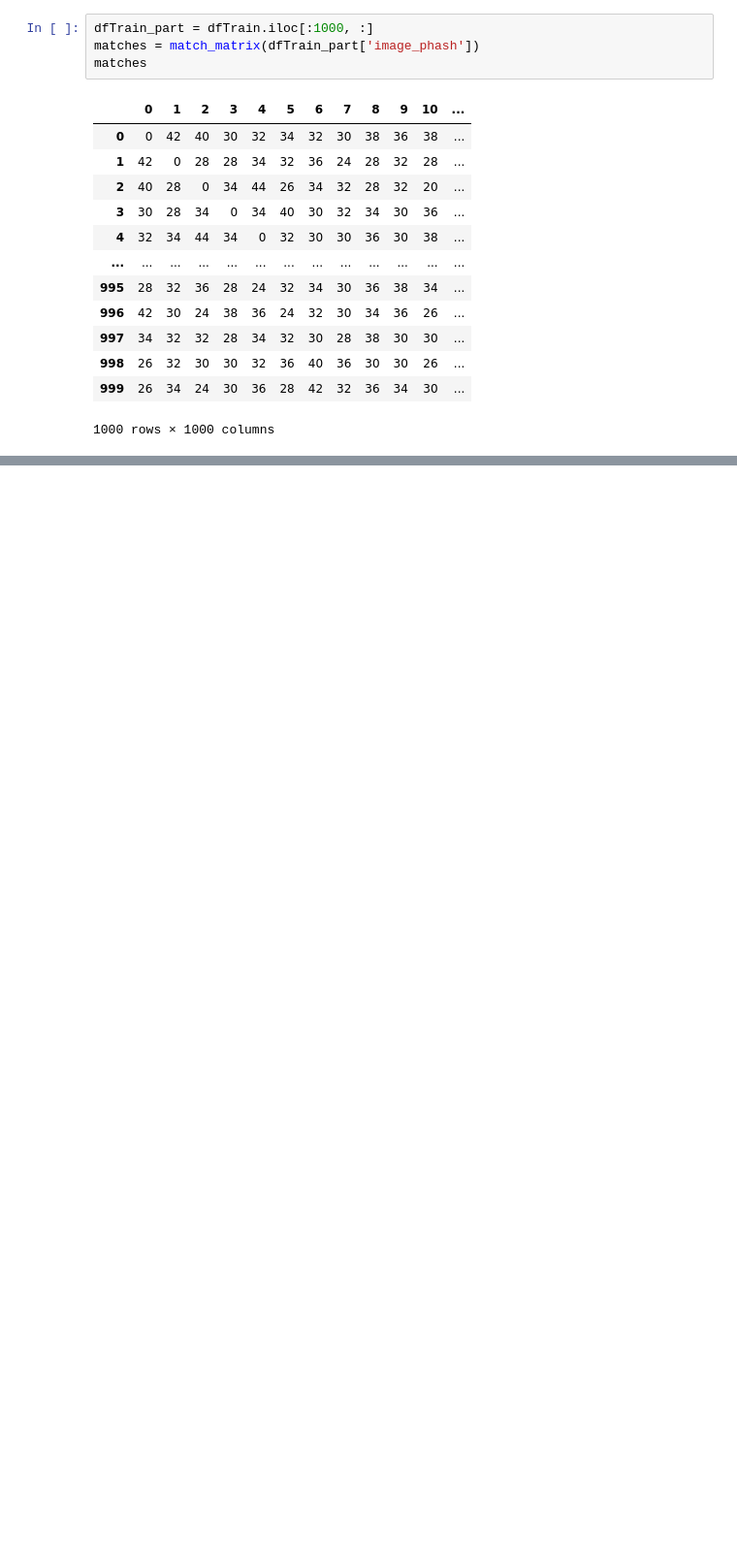
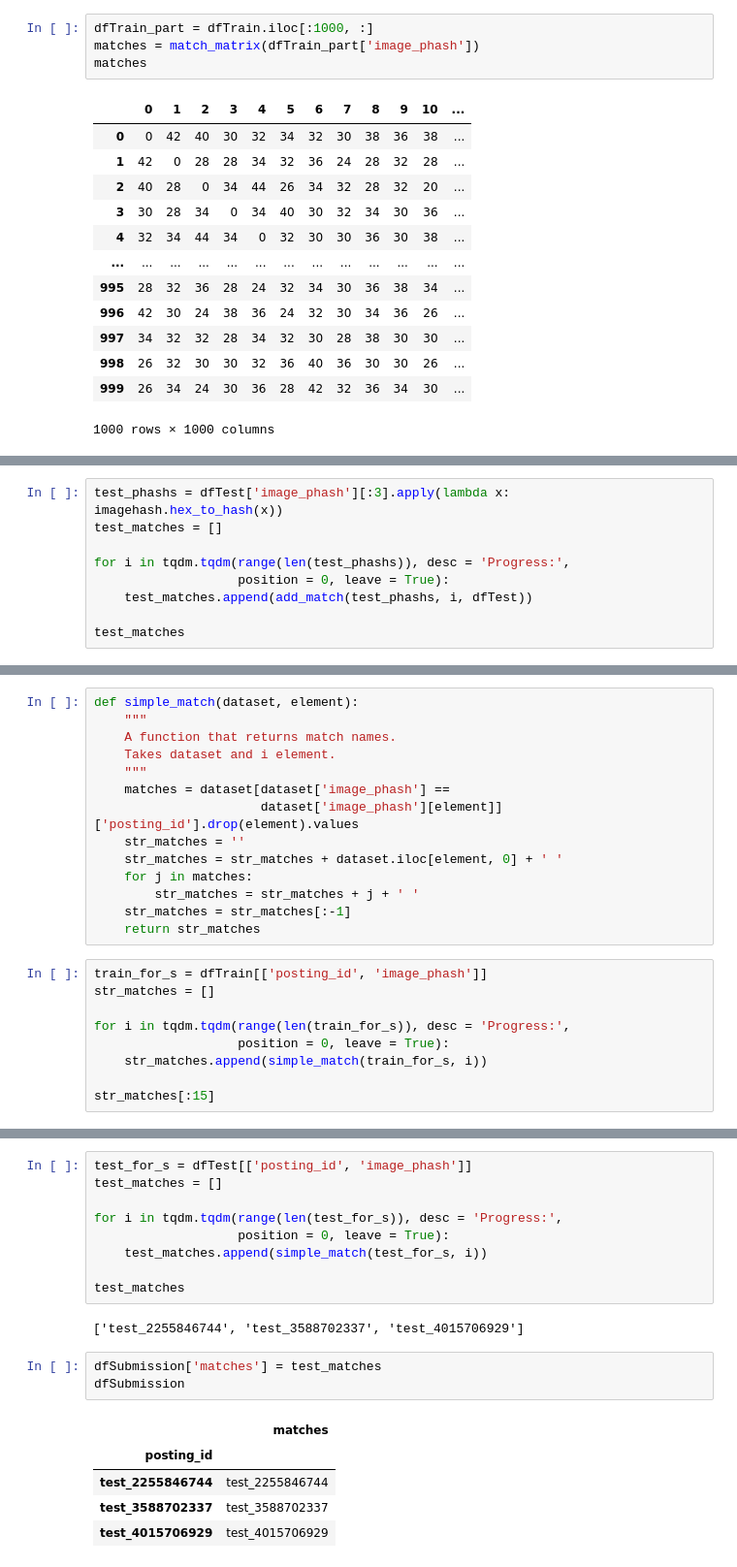
Before and after one commit to CrowntailTW0608/Kaggle, a Jupyter notebook: Shopee Proce Match Cuarantee/EDA.ipynb, the cells around one changed output, grey strips where cells are left out. Shown: that part at 97% size. Cells and saved outputs as stored; diff of their text form; blank space fills up the shorter version.

```diff
--- a/Shopee Proce Match Cuarantee/EDA.ipynb
+++ b/Shopee Proce Match Cuarantee/EDA.ipynb
@@ -215,0 +337,9 @@ matches
+# %%
+test_phashs = dfTest['image_phash'][:3].apply(lambda x: imagehash.hex_to_hash(x))
+test_matches = []
+
+for i in tqdm.tqdm(range(len(test_phashs)), desc = 'Progress:',
+                   position = 0, leave = True):
+    test_matches.append(add_match(test_phashs, i, dfTest))
+
+test_matches
@@ -215,0 +348,23 @@ matches
+# %%
+def simple_match(dataset, element):
+    """
+    A function that returns match names.
+    Takes dataset and i element.
+    """
+    matches = dataset[dataset['image_phash'] ==
+                      dataset['image_phash'][element]]['posting_id'].drop(element).values
+    str_matches = ''
+    str_matches = str_matches + dataset.iloc[element, 0] + ' '
+    for j in matches:
+        str_matches = str_matches + j + ' '
+    str_matches = str_matches[:-1]
+    return str_matches
+# %%
+train_for_s = dfTrain[['posting_id', 'image_phash']]
+str_matches = []
+
+for i in tqdm.tqdm(range(len(train_for_s)), desc = 'Progress:',
+                   position = 0, leave = True):
+    str_matches.append(simple_match(train_for_s, i))
+
+str_matches[:15]
@@ -215,0 +387,20 @@ matches
+# %%
+test_for_s = dfTest[['posting_id', 'image_phash']]
+test_matches = []
+
+for i in tqdm.tqdm(range(len(test_for_s)), desc = 'Progress:',
+                   position = 0, leave = True):
+    test_matches.append(simple_match(test_for_s, i))
+
+test_matches
+# %% [output]
+['test_2255846744', 'test_3588702337', 'test_4015706929']
+# %%
+dfSubmission['matches'] = test_matches
+dfSubmission
+# %% [output]
+|  | matches |
+| posting_id |  |
+| test_2255846744 | test_2255846744 |
+| test_3588702337 | test_3588702337 |
+| test_4015706929 | test_4015706929 |
```
Also changed, not shown: parts of 12 cells of this notebook.
